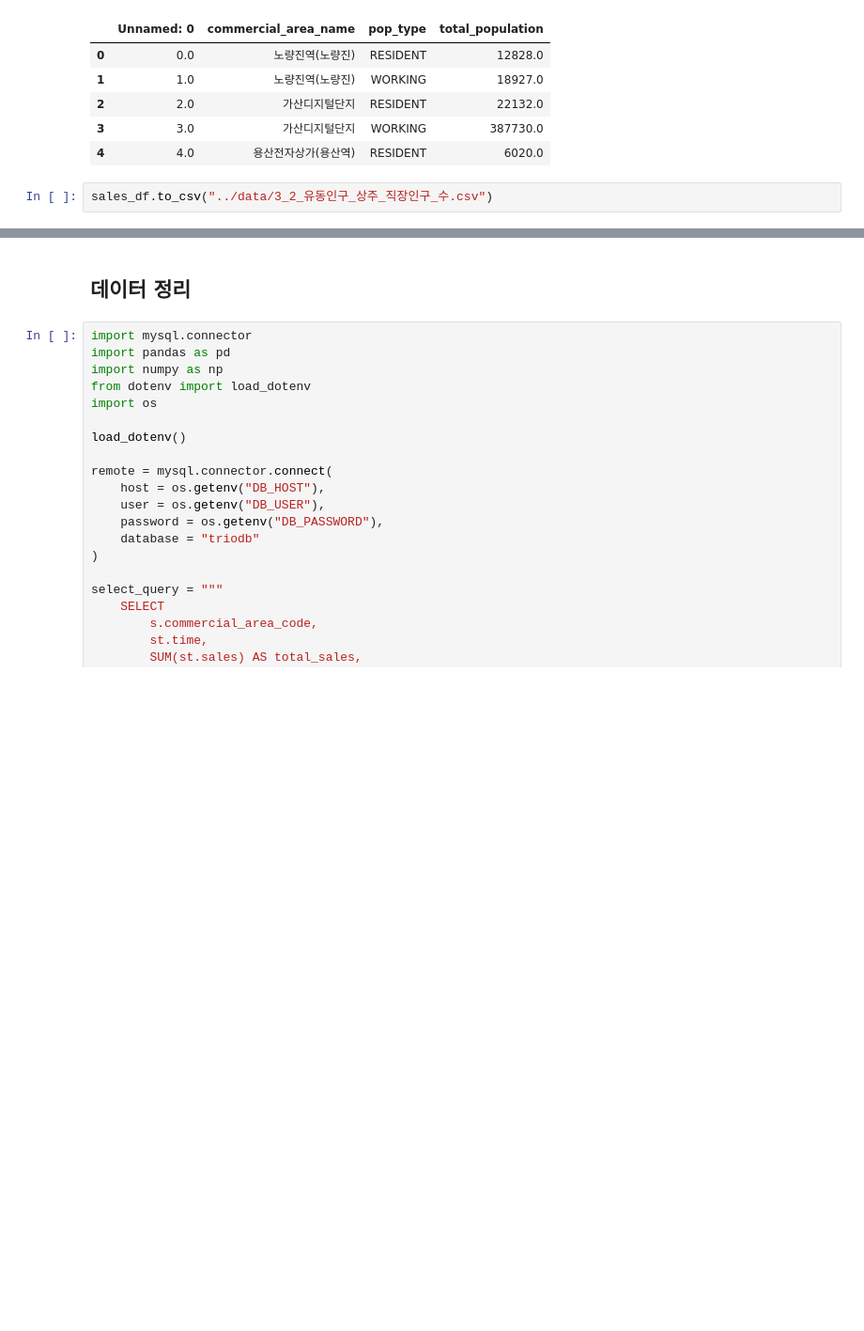
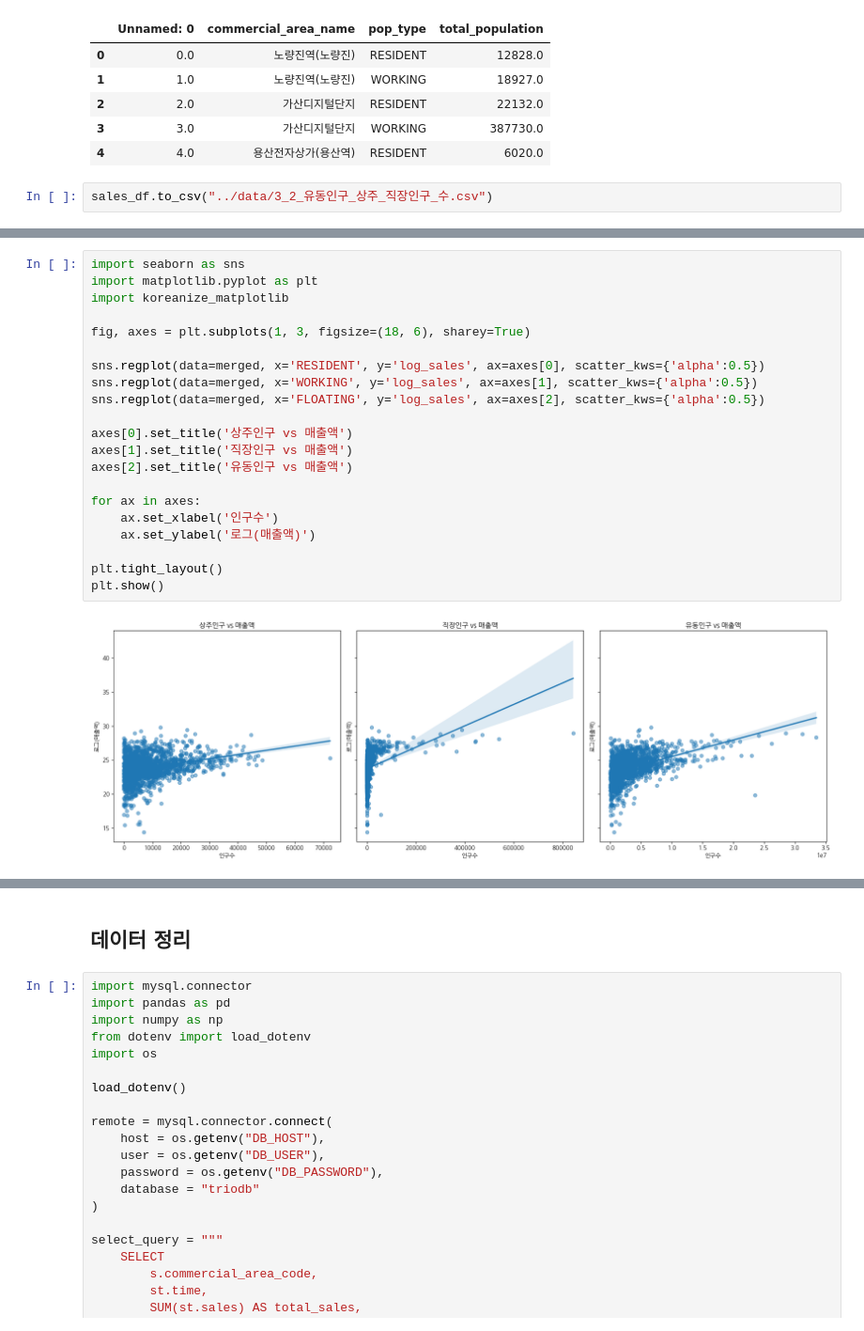
Before and after one commit to hyoinYang/eda-repo-4, a Jupyter notebook: src/eda/local_population_and_commercial_area_.ipynb, the cells around one changed output, grey strips where cells are left out. Shown at 94% size. Saved outputs shown, nothing was run; the diff lists cells and outputs as text; blank space fills up the shorter version.

```diff
--- a/src/eda/local_population_and_commercial_area_.ipynb
+++ b/src/eda/local_population_and_commercial_area_.ipynb
@@ -476,0 +483,23 @@ plt.show()
+# %%
+import seaborn as sns
+import matplotlib.pyplot as plt
+import koreanize_matplotlib
+
+fig, axes = plt.subplots(1, 3, figsize=(18, 6), sharey=True)
+
+sns.regplot(data=merged, x='RESIDENT', y='log_sales', ax=axes[0], scatter_kws={'alpha':0.5})
+sns.regplot(data=merged, x='WORKING', y='log_sales', ax=axes[1], scatter_kws={'alpha':0.5})
+sns.regplot(data=merged, x='FLOATING', y='log_sales', ax=axes[2], scatter_kws={'alpha':0.5})
+
+axes[0].set_title('상주인구 vs 매출액')
+axes[1].set_title('직장인구 vs 매출액')
+axes[2].set_title('유동인구 vs 매출액')
+
+for ax in axes:
+    ax.set_xlabel('인구수')
+    ax.set_ylabel('로그(매출액)')
+
+plt.tight_layout()
+plt.show()
+# %% [output]
+[figure, added]
```
Also changed, not shown: parts of 13 cells of this notebook.
